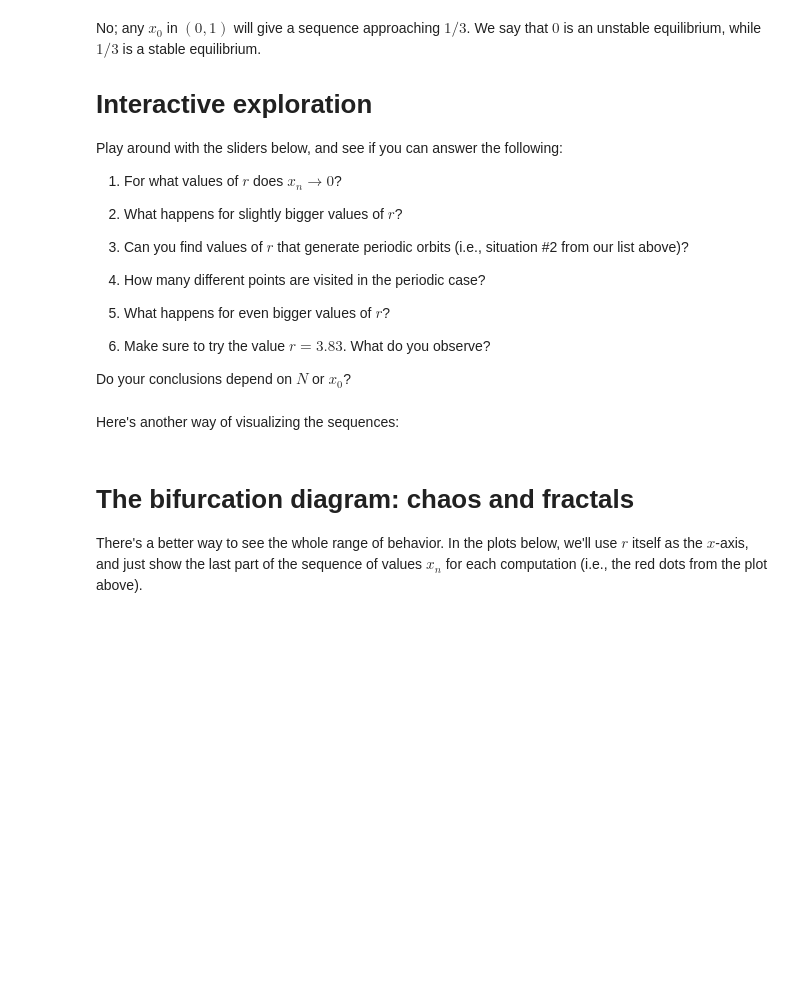
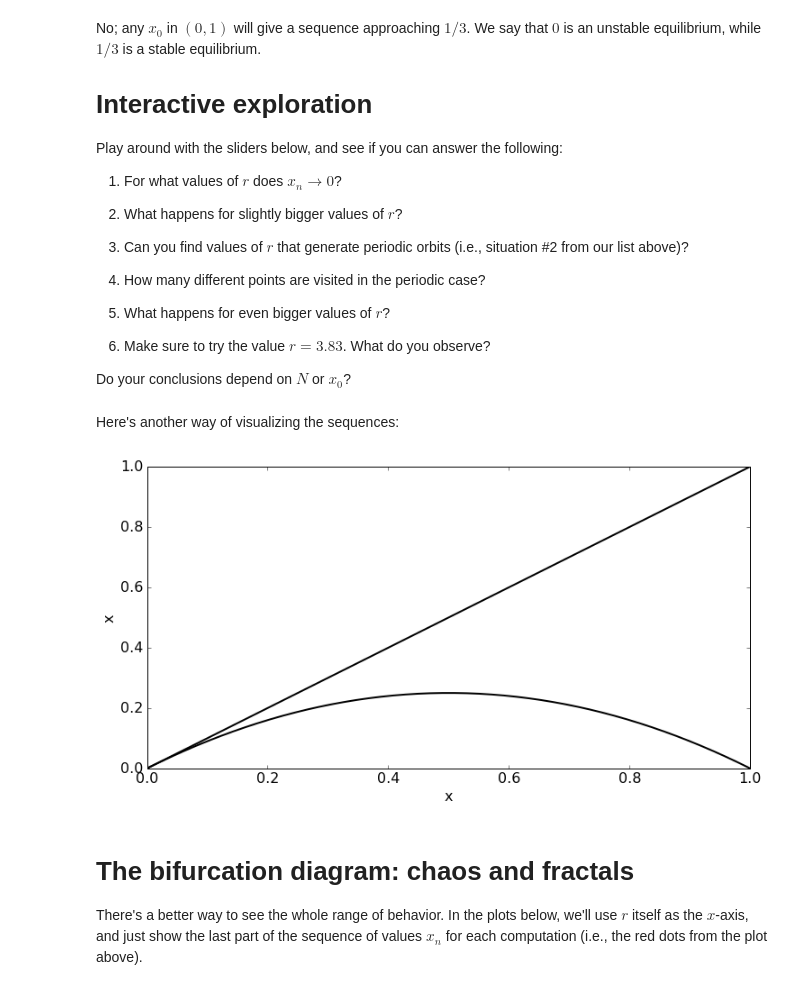
Before and after one commit to ketch/SRSI, a Jupyter notebook: logistic.ipynb, the cells around one changed output. Drawn from its saved outputs; the diff is of its cells as text; code cells hidden in the pictures; blank space fills up the shorter version.

```diff
--- a/logistic.ipynb
+++ b/logistic.ipynb
@@ -162,17 +179,19 @@ Here's another way of visualizing the sequences:
 # %%
 def plot_logistic_parabola(r=1.0,N=100,x0=0.6,j=1):
     x = logistic_map_sequence(r,N,x0)
     xx = np.linspace(0,1)
     yy = r*xx*(1-xx)
     plt.figure(figsize=size)
     plt.plot(xx,yy,'k',linewidth=2)
     plt.hold(True)
     plt.plot(xx,xx,'k',linewidth=2);
     for i in range(j-1):
         plt.plot([x[i],x[i],x[i+1]],[x[i],x[i+1],x[i+1]],'o-b',linewidth=2,alpha=0.4)
     plt.xlabel('x'); plt.ylabel('x')
 
-interact(plot_logistic_parabola,r=(0,4,0.1),j=(1,100,1));
+interact(plot_logistic_parabola,r=(0,4,0.1),x0=(0.01,1.,0.01),j=(1,100,1));
+# %% [output]
+[figure, added]
 # %% [markdown]
 # The bifurcation diagram: chaos and fractals
 There's a better way to see the whole range of behavior.  In the plots below, we'll use $r$ itself as the $x$-axis, and just show the last part of the sequence of values $x_n$ for each computation (i.e., the red dots from the plot above).
```
Also changed, not shown: parts of 14 cells of this notebook, 3 other files.
